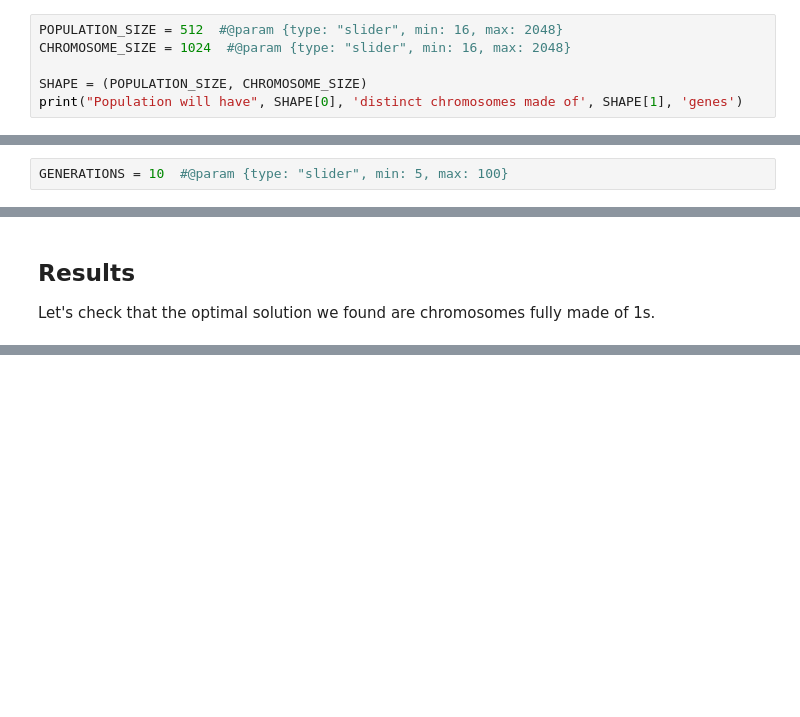
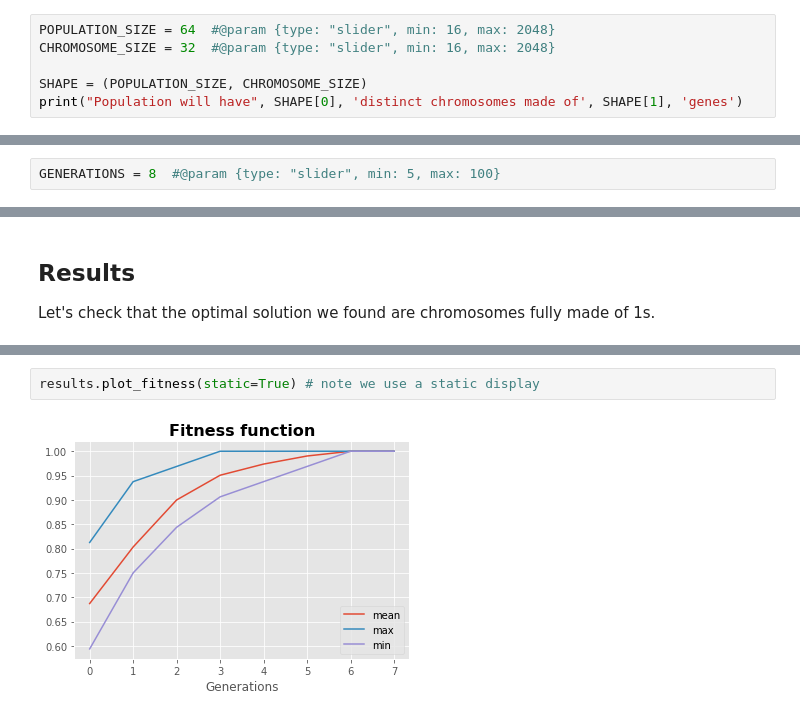
Before and after one commit to google-research/evoflow, a Jupyter notebook: notebooks/onemax.ipynb, the cells around one changed output, grey strips where cells are left out. Saved outputs shown, nothing was run; the diff lists cells and outputs as text; blank space fills up the shorter version.

Commit message:
Improved visualization

```diff
--- a/notebooks/onemax.ipynb
+++ b/notebooks/onemax.ipynb
@@ -50,8 +50,8 @@ In this example, we are going to represent the population as a 2D tensor where:
 - the 1st dimension is the number of chromosome (population)
 - the 2nd dimension is the number of gene per chromosome.
 # %%
-POPULATION_SIZE = 512  #@param {type: "slider", min: 16, max: 2048}
-CHROMOSOME_SIZE = 1024  #@param {type: "slider", min: 16, max: 2048}
+POPULATION_SIZE = 64  #@param {type: "slider", min: 16, max: 2048}
+CHROMOSOME_SIZE = 32  #@param {type: "slider", min: 16, max: 2048}
 
 SHAPE = (POPULATION_SIZE, CHROMOSOME_SIZE)
 print("Population will have", SHAPE[0], 'distinct chromosomes made of', SHAPE[1], 'genes')
@@ -130,7 +130,7 @@ We now are going to evolve our inital random population over a couple of generat
 
 `generation=` controls the number of time the model is applied to the population to generate a new generation of mutated specimens. It is equivalent to what the number of epochs is deep-learning. The harder the problem, the more generations you need.
 # %%
-GENERATIONS = 10  #@param {type: "slider", min: 5, max: 100}
+GENERATIONS = 8  #@param {type: "slider", min: 5, max: 100}
 # %% [markdown]
 As the model evolve, look for the value of fitness_function_max which indicate the value of the best performing chromosome. As you will see it will quickly reach 1, which indicates that we found an optimal solution
 # %%
@@ -143,0 +148,4 @@ Let's check that the optimal solution we found are chromosomes fully made of 1s.
+# %%
+results.plot_fitness(static=True) # note we use a static display
+# %% [output]
+[figure, added]
```
Also changed, not shown: parts of 11 cells of this notebook, 1 other file.
